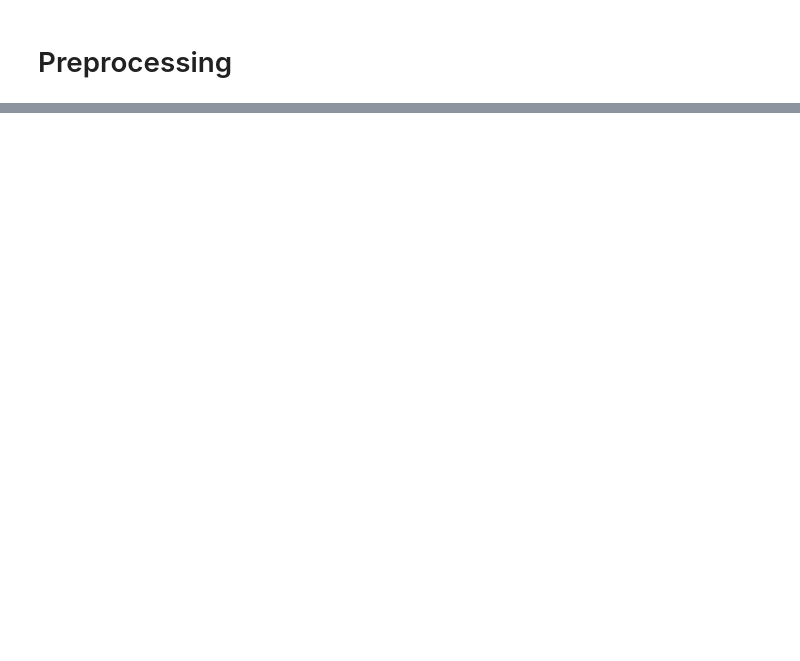
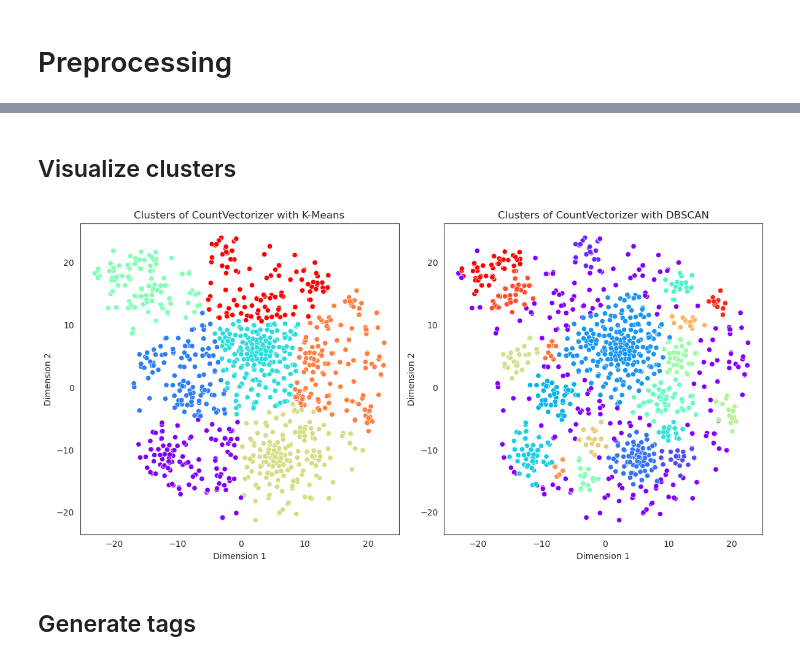
Before and after one commit to vicmcl/stackoverflow_tagging, a Jupyter notebook: notebook_exploration.ipynb, the cells around one changed output, grey strips where cells are left out. Saved outputs shown, nothing was run; the diff lists cells and outputs as text; code cells hidden in the pictures; blank space fills up the shorter version.

```diff
--- a/notebook_exploration.ipynb
+++ b/notebook_exploration.ipynb
@@ -41 +57,4 @@ from nltk.stem import WordNetLemmatizer
+# %%
+# Load the spacy package
+nlp = spacy.load("en_core_web_sm", disable=["parser", "ner"])
 # %%
@@ -95,0 +127,7 @@ df['length_dl'] = df['sentence_dl'].apply(lambda x : len(x.split()))
+# %%
+cvect = CountVectorizer(stop_words='english', max_df=0.95, min_df=1)
+ctf = TfidfVectorizer(stop_words='english', max_df=0.95, min_df=1)
+
+feat = 'sentence_bow_lem'
+cv_transform = cvect.fit_transform(df[feat])
+ctf_transform = ctf.fit_transform(df[feat])
@@ -95,0 +185,3 @@ df['length_dl'] = df['sentence_dl'].apply(lambda x : len(x.split()))
+# %%
+cv_clusters = pd.DataFrame(index=df.index)
+cv_inertia = []
@@ -95,0 +190,6 @@ df['length_dl'] = df['sentence_dl'].apply(lambda x : len(x.split()))
+# %%
+for n in range(2, 21):
+    kmeans = KMeans(n_clusters=n, n_init=100, random_state=42)
+    cv_fit = kmeans.fit(cv_tsne)
+    cv_clusters[f'kmeans {n} clusters'] = cv_fit.labels_
+    cv_inertia.append(cv_fit.inertia_)
@@ -95,0 +251,32 @@ df['length_dl'] = df['sentence_dl'].apply(lambda x : len(x.split()))
+# %% [markdown]
+## Visualize clusters
+# %%
+fig = plt.figure(figsize=(12, 6))
+
+fig.add_subplot(121)
+sns.scatterplot(
+    data=cv_points,
+    x='Dimension 1',
+    y='Dimension 2',
+    hue=cv_clusters[f'kmeans {k} clusters'],
+    palette='rainbow'
+)
+plt.legend().set_visible(False)
+plt.title('Clusters of CountVectorizer with K-Means')
+
+fig.add_subplot(122)
+sns.scatterplot(
+    data=cv_points,
+    x='Dimension 1',
+    y='Dimension 2',
+    hue=cv_clusters[f'dbscan eps_{eps}_ms_{min_samples}'],
+    palette='rainbow'
+)
+plt.legend().set_visible(False)
+plt.title('Clusters of CountVectorizer with DBSCAN')
+
+plt.tight_layout()
+# %% [output]
+[figure, added]
+# %% [markdown]
+## Generate tags
```
Also changed, not shown: parts of 24 cells of this notebook.
